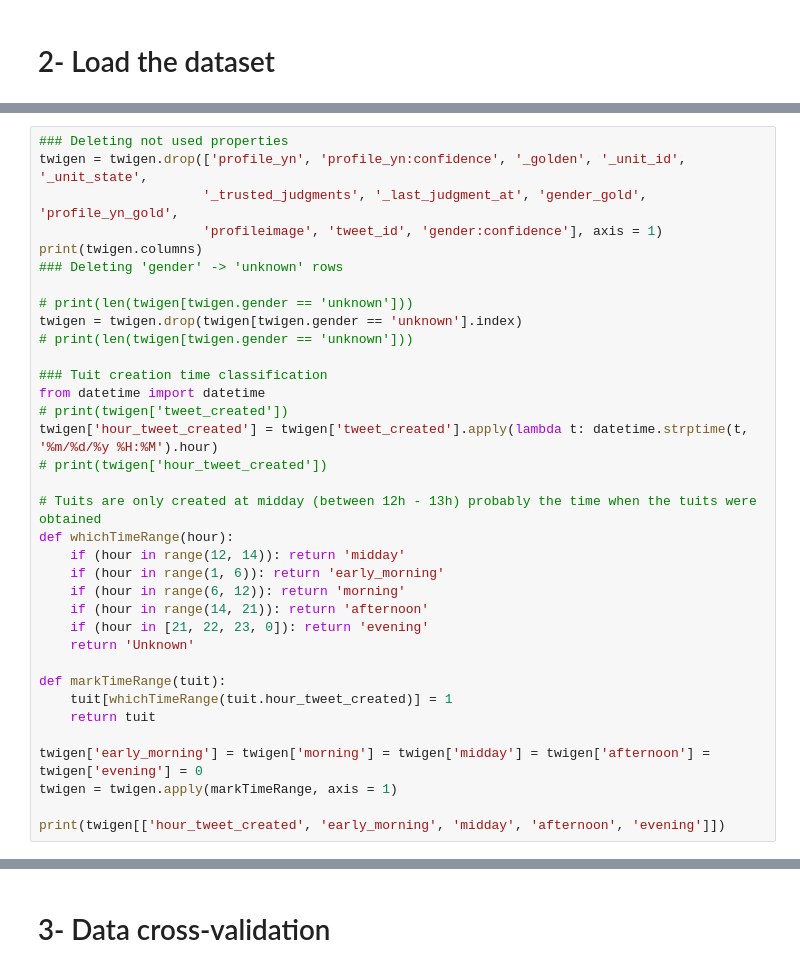
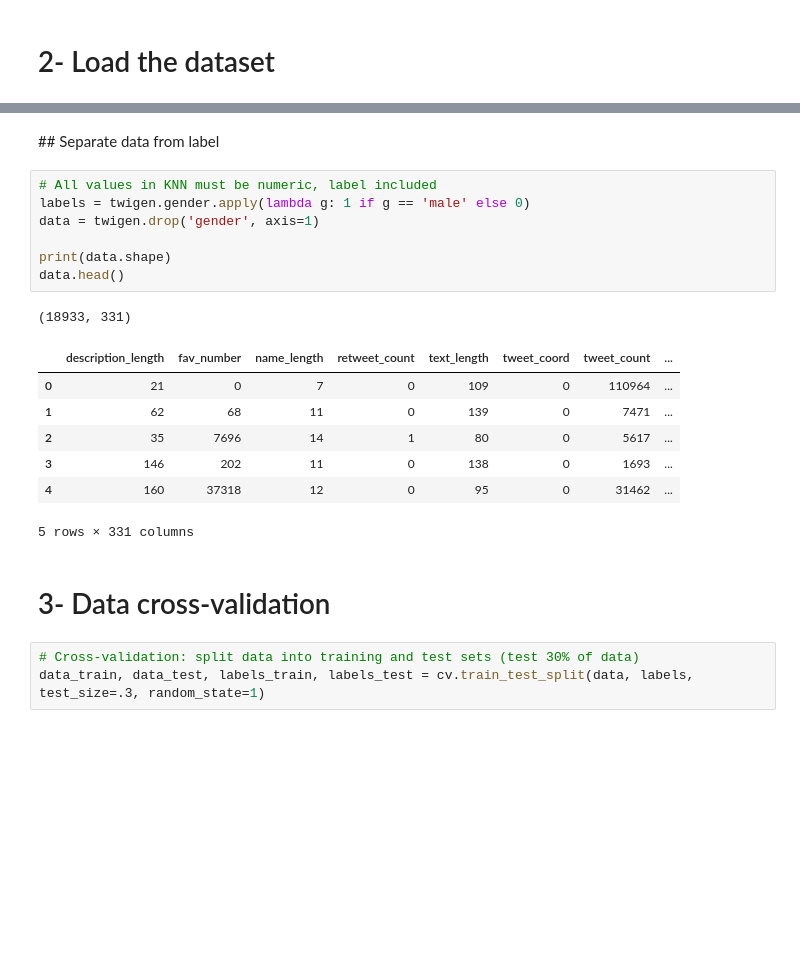
Before and after one commit to ribes96/Grau-MD, a Jupyter notebook: Entrega2/KNN method.ipynb, the cells around one changed output, grey strips where cells are left out. Saved outputs shown, nothing was run; the diff lists cells and outputs as text; blank space fills up the shorter version.

```diff
--- a/Entrega2/KNN method.ipynb
+++ b/Entrega2/KNN method.ipynb
@@ -27,35 +25,0 @@ twigen.head()
-# %%
-### Deleting not used properties
-twigen = twigen.drop(['profile_yn', 'profile_yn:confidence', '_golden', '_unit_id', '_unit_state',
-                     '_trusted_judgments', '_last_judgment_at', 'gender_gold', 'profile_yn_gold',
-                     'profileimage', 'tweet_id', 'gender:confidence'], axis = 1)
-print(twigen.columns)
-### Deleting 'gender' -> 'unknown' rows
-
-# print(len(twigen[twigen.gender == 'unknown']))
-twigen = twigen.drop(twigen[twigen.gender == 'unknown'].index)
-# print(len(twigen[twigen.gender == 'unknown']))
-
-### Tuit creation time classification
-from datetime import datetime
-# print(twigen['tweet_created'])
-twigen['hour_tweet_created'] = twigen['tweet_created'].apply(lambda t: datetime.strptime(t, '%m/%d/%y %H:%M').hour)
-# print(twigen['hour_tweet_created'])
-
-# Tuits are only created at midday (between 12h - 13h) probably the time when the tuits were obtained
-def whichTimeRange(hour):
-    if (hour in range(12, 14)): return 'midday'
-    if (hour in range(1, 6)): return 'early_morning'
-    if (hour in range(6, 12)): return 'morning'
-    if (hour in range(14, 21)): return 'afternoon'
-    if (hour in [21, 22, 23, 0]): return 'evening'
-    return 'Unknown'
-
-def markTimeRange(tuit):
-    tuit[whichTimeRange(tuit.hour_tweet_created)] = 1
-    return tuit
-
-twigen['early_morning'] = twigen['morning'] = twigen['midday'] = twigen['afternoon'] = twigen['evening'] = 0
-twigen = twigen.apply(markTimeRange, axis = 1)
-
-print(twigen[['hour_tweet_created', 'early_morning', 'midday', 'afternoon', 'evening']])
@@ -96,2 +85,23 @@ Index(['gender', 'created', 'description', 'fav_number', 'link_color', 'name',
+# %% [markdown]
+## Separate data from label
+# %%
+# All values in KNN must be numeric, label included
+labels = twigen.gender.apply(lambda g: 1 if g == 'male' else 0)
+data = twigen.drop('gender', axis=1)
+
+print(data.shape)
+data.head()
+# %% [output]
+(18933, 331)
+|  | description_length | fav_number | name_length | retweet_count | text_length | tweet_coord | tweet_count | ... |
+| 0 | 21 | 0 | 7 | 0 | 109 | 0 | 110964 | ... |
+| 1 | 62 | 68 | 11 | 0 | 139 | 0 | 7471 | ... |
+| 2 | 35 | 7696 | 14 | 1 | 80 | 0 | 5617 | ... |
+| 3 | 146 | 202 | 11 | 0 | 138 | 0 | 1693 | ... |
+| 4 | 160 | 37318 | 12 | 0 | 95 | 0 | 31462 | ... |
+5 rows × 331 columns
 # %% [markdown]
 # 3- Data cross-validation
+# %%
+# Cross-validation: split data into training and test sets (test 30% of data)
+data_train, data_test, labels_train, labels_test = cv.train_test_split(data, labels, test_size=.3, random_state=1)
```
Also changed, not shown: parts of 14 cells of this notebook, 2 other files.
